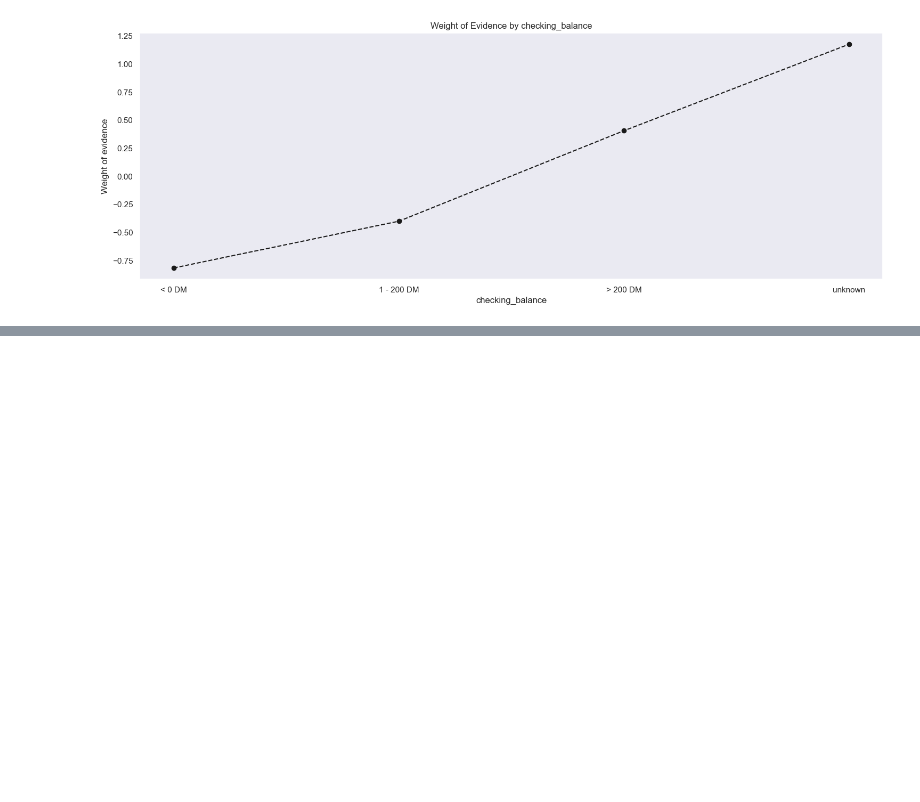
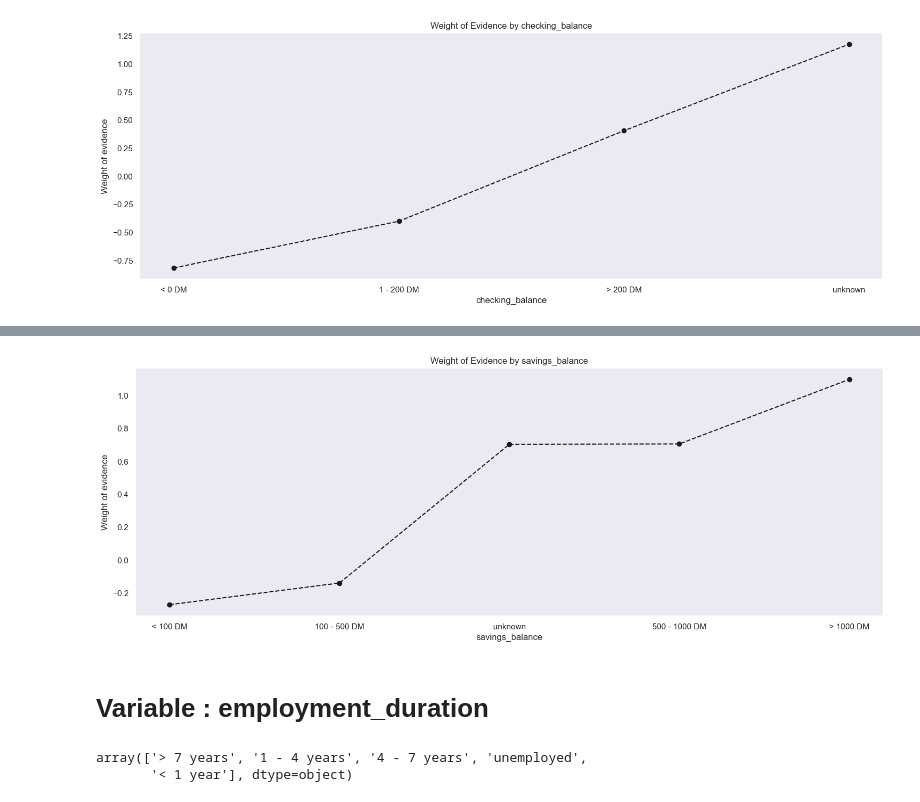
Before and after one commit to sumanpaudel1997/Credit-Risk-Modeling-in-Python, a Jupyter notebook: german credit risk.ipynb, the cells around one changed output, grey strips where cells are left out. Saved outputs shown, nothing was run; the diff lists cells and outputs as text; code cells hidden in the pictures; blank space fills up the shorter version.

```diff
--- a/german credit risk.ipynb
+++ b/german credit risk.ipynb
@@ -248,0 +295,3 @@ plot_by_woe(df_temp)
+# %%
+df_loan_data['purpose_edu_ren_bus'] = sum([df_loan_data['purpose_business'],df_loan_data['purpose_education'],
+                                          df_loan_data['purpose_renovations']])
@@ -248,0 +305,3 @@ plot_by_woe(df_temp)
+# %%
+df_temp = woe_discrete(df_loan_data, 'savings_balance', df_loan_data['default_encoded'])
+df_temp
@@ -248,0 +317,4 @@ plot_by_woe(df_temp)
+# %%
+plot_by_woe(df_temp)
+# %% [output]
+[figure, added]
@@ -248,0 +324,7 @@ plot_by_woe(df_temp)
+# %% [markdown]
+#  Variable : employment_duration
+# %%
+df_loan_data['employment_duration'].unique()
+# %% [output]
+array(['> 7 years', '1 - 4 years', '4 - 7 years', 'unemployed',
+       '< 1 year'], dtype=object)
```
Also changed, not shown: parts of 19 cells of this notebook.
